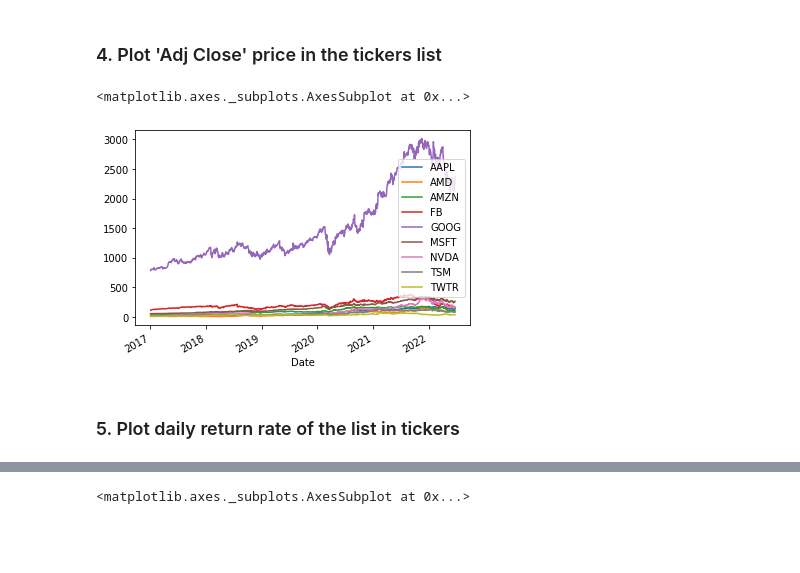
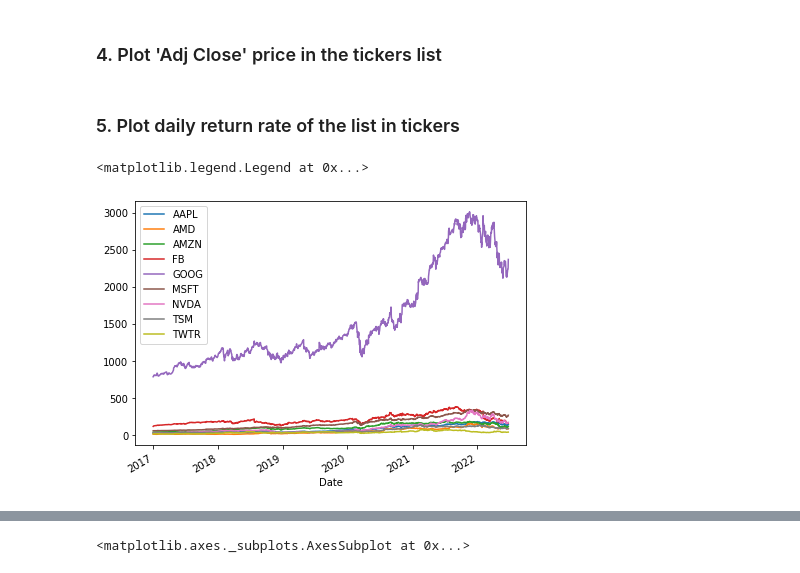
Before and after one commit to c81452/Stock_Analysis, a Jupyter notebook: Fetching_and_Plotting_the_stock_prices.ipynb, the cells around one changed output, grey strips where cells are left out. Cells and saved outputs as stored; diff of their text form; code cells hidden in the pictures; blank space fills up the shorter version.

```diff
--- a/Fetching_and_Plotting_the_stock_prices.ipynb
+++ b/Fetching_and_Plotting_the_stock_prices.ipynb
@@ -75,8 +75,3 @@ df1
 1379 rows × 9 columns
 # %% [markdown]
 ### 4. Plot 'Adj Close' price in the tickers list
-# %%
-df1.plot()
-# %% [output]
-<matplotlib.axes._subplots.AxesSubplot at 0x...>
-[figure, removed]
@@ -83,5 +81,10 @@ df1.plot()
 # %% [markdown]
 ### 5. Plot daily return rate of the list in tickers
+# %%
+df1.plot(figsize=(7,5)).legend(loc='best')
+# %% [output]
+<matplotlib.legend.Legend at 0x...>
+[figure, added]
 # %%
 # Fetching the Adj Close prices and get its history and ETF
 # Shifting to one day and fill the first with 0
```
Also changed, not shown: parts of 2 cells of this notebook.
